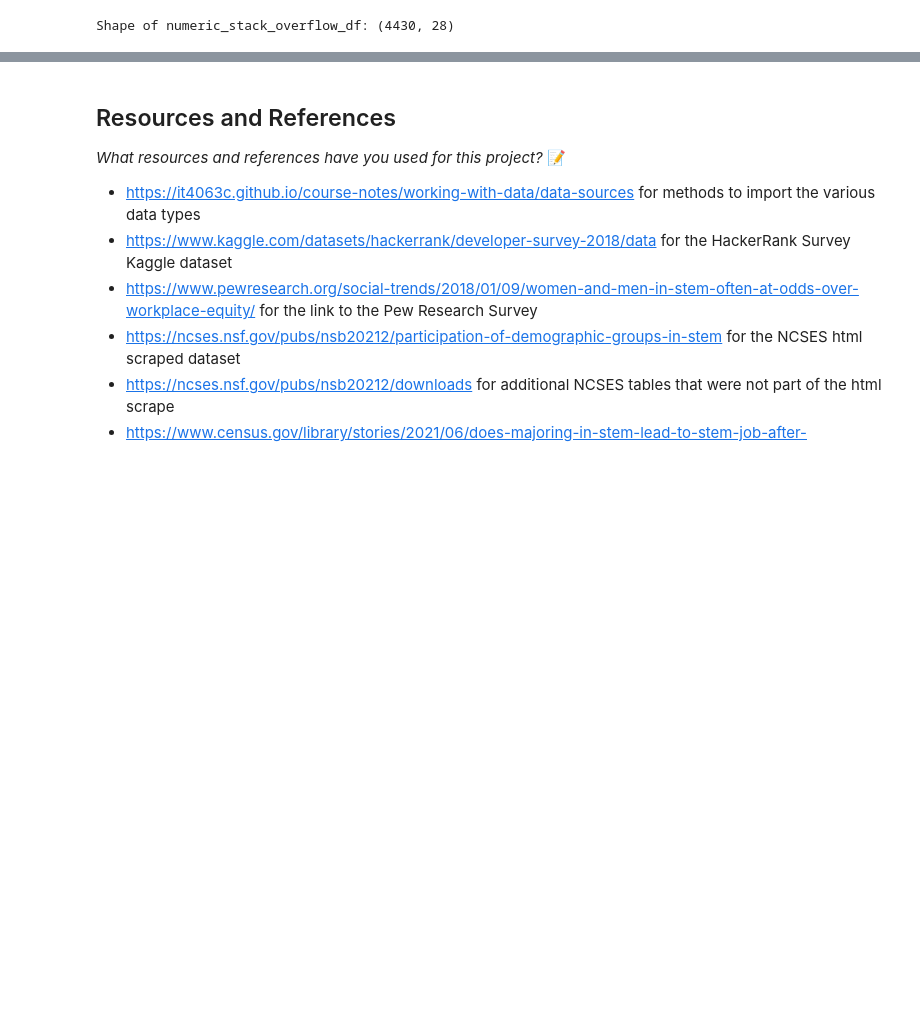
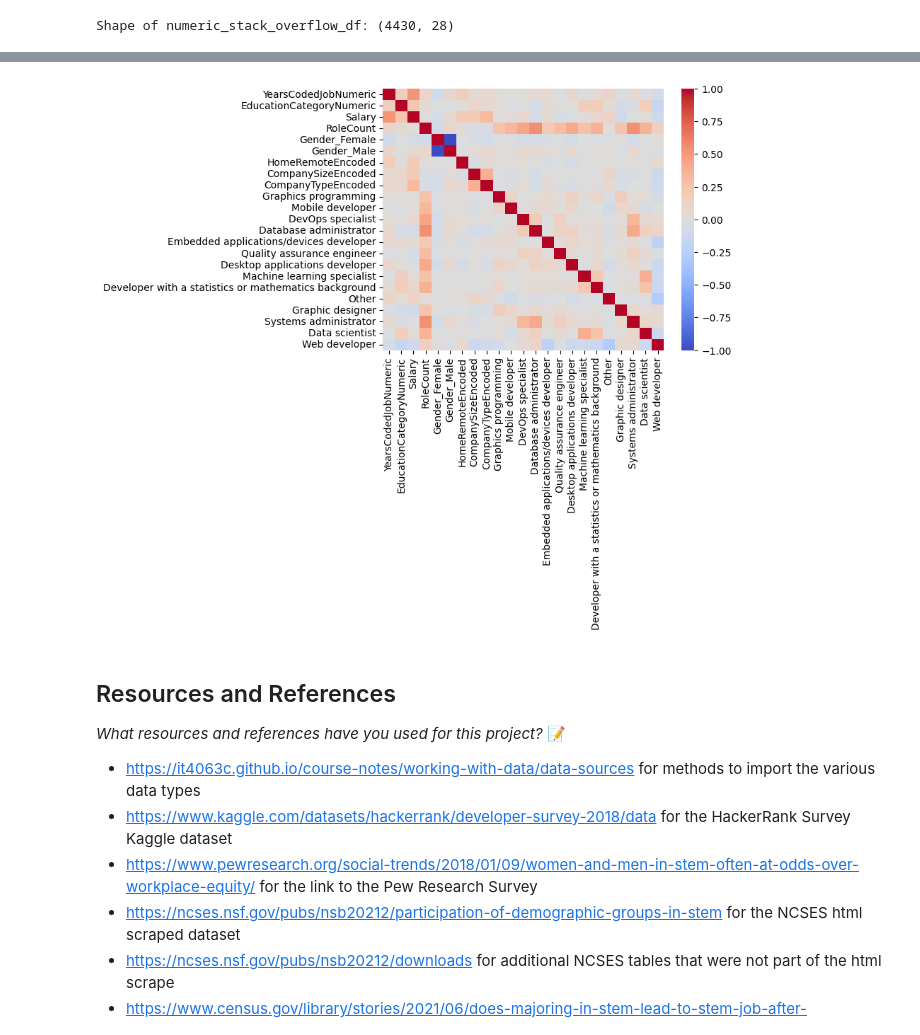
Before and after one commit to IT4063C-Fall24/final-project-yaumj, a Jupyter notebook: source.ipynb, the cells around one changed output, grey strips where cells are left out. Cells and saved outputs as stored; diff of their text form; code cells hidden in the pictures; blank space fills up the shorter version.

Commit message:
Added markdown cells explaining the processes and reasoning.
Displayed correlation of columns to the target value "Salary"

Created Correlation heatmap to visualize the written correlations.

```diff
--- a/source.ipynb
+++ b/source.ipynb
@@ -5008,0 +5040,9 @@ Shape of numeric_stack_overflow_df: (4430, 28)
+# %%
+# Filter only numeric columns from the DataFrame
+numeric_stack_overflow_df = numeric_stack_overflow_df.select_dtypes(include=['number'])
+
+# Verify the resulting columns and DataFrame shape
+print("Columns in numeric_stack_overflow_df after selecting only numeric types:")
+display(list(numeric_stack_overflow_df.columns))
+
+print(f"Shape of numeric_stack_overflow_df after selecting numeric types: {numeric_stack_overflow_df.shape}")
@@ -5009,3 +5102,10 @@ Shape of numeric_stack_overflow_df: (4430, 28)
+# %%
+stack_overflow_corr = numeric_stack_overflow_df.corr()
+
+sns.heatmap(stack_overflow_corr, annot=False, cmap="coolwarm")
+plt.show()
+# %% [output]
+[figure, added]
 # %% [markdown]
 ## Resources and References
 *What resources and references have you used for this project?*
```
Also changed, not shown: parts of 7 cells of this notebook.
